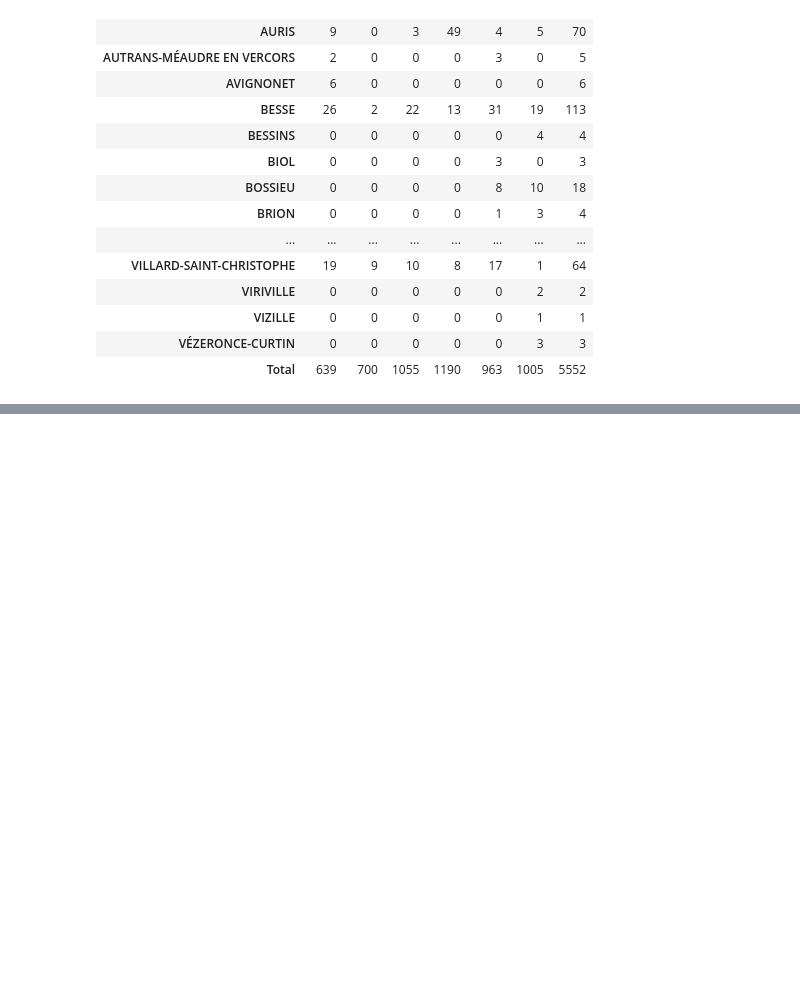
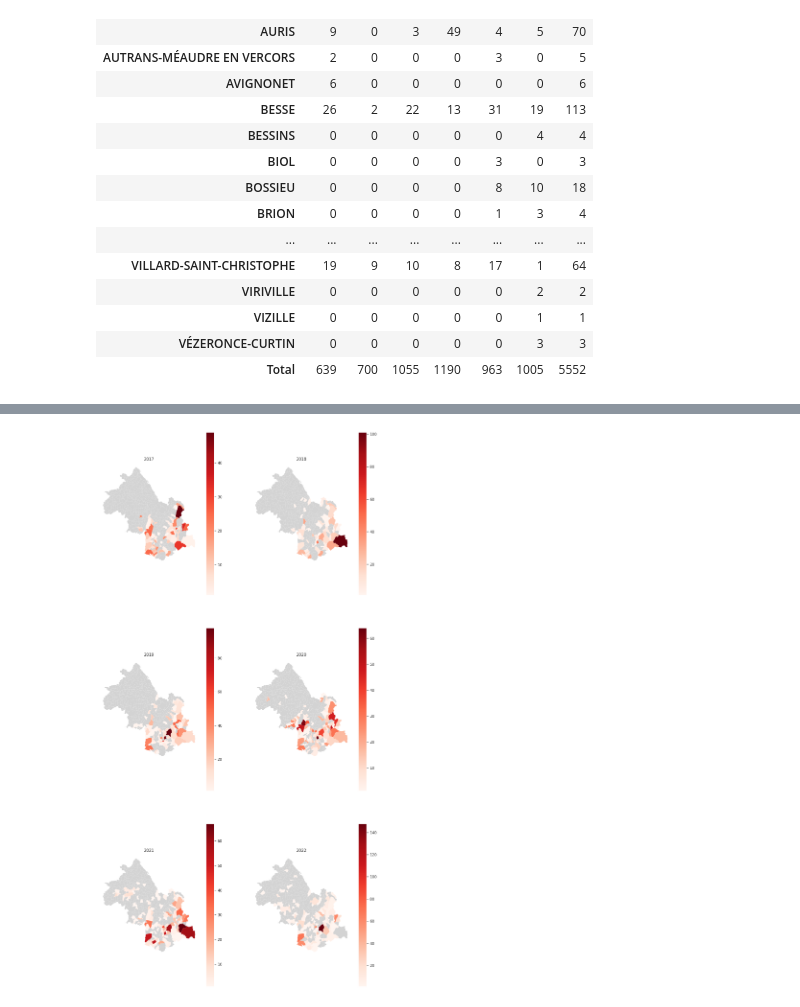
Before and after one commit to dthonon/pna_loup_suivi, a Jupyter notebook: notebook/Analyse-38.ipynb, the cells around one changed output, grey strips where cells are left out. Saved outputs shown, nothing was run; the diff lists cells and outputs as text; code cells hidden in the pictures; blank space fills up the shorter version.

```diff
--- a/notebook/Analyse-38.ipynb
+++ b/notebook/Analyse-38.ipynb
@@ -226,0 +224,5 @@ communes_38[["geometry"]].plot();
+# %%
+communes_38 = communes.query("INSEE_DEP == '38'")[["NOM", "geometry"]]
+communes_38["Commune"] = communes_38["NOM"].str.upper()
+communes_38 = communes_38.drop(columns="NOM").set_index("Commune")
+communes_38
@@ -226,0 +271,70 @@ communes_38[["geometry"]].plot();
+# %%
+fig, axs = plt.subplots(3, 2, figsize=(15,30 ));
+axs[0, 0].set_axis_off()
+axs[0, 0].set_title("2017")
+par_commune_l_2017.plot(
+    ax=axs[0, 0],
+    column="Victimes constatées",
+    linewidth=0.1,
+    legend=True,
+    #legend_kwds={"label": "Prédations par commune", "orientation": "horizontal"},
+    missing_kwds={"color": "lightgrey"},
+    cmap='Reds',
+);
+axs[0, 1].set_axis_off()
+axs[0, 1].set_title("2018")
+par_commune_l_2018.plot(
+    ax=axs[0, 1],
+    column="Victimes constatées",
+    linewidth=0.1,
+    legend=True,
+    #legend_kwds={"label": "Prédations par commune", "orientation": "horizontal"},
+    missing_kwds={"color": "lightgrey"},
+    cmap='Reds',
+);
+axs[1, 0].set_axis_off()
+axs[1, 0].set_title("2019")
+par_commune_l_2019.plot(
+    ax=axs[1, 0],
+    column="Victimes constatées",
+    linewidth=0.1,
+    legend=True,
+    #legend_kwds={"label": "Prédations par commune", "orientation": "horizontal"},
+    missing_kwds={"color": "lightgrey"},
+    cmap='Reds',
+);
+axs[1, 1].set_axis_off()
+axs[1, 1].set_title("2020")
+par_commune_l_2020.plot(
+    ax=axs[1, 1],
+    column="Victimes constatées",
+    linewidth=0.1,
+    legend=True,
+    #legend_kwds={"label": "Prédations par commune", "orientation": "horizontal"},
+    missing_kwds={"color": "lightgrey"},
+    cmap='Reds',
+);
+axs[2, 0].set_axis_off()
+axs[2, 0].set_title("2021")
+par_commune_l_2021.plot(
+    ax=axs[2, 0],
+    column="Victimes constatées",
+    linewidth=0.1,
+    legend=True,
+    #legend_kwds={"label": "Prédations par commune", "orientation": "horizontal"},
+    missing_kwds={"color": "lightgrey"},
+    cmap='Reds',
+);
+axs[2, 1].set_axis_off()
+axs[2, 1].set_title("2022")
+par_commune_l_2022.plot(
+    ax=axs[2, 1],
+    column="Victimes constatées",
+    linewidth=0.1,
+    legend=True,
+    #legend_kwds={"label": "Prédations par commune", "orientation": "horizontal"},
+    missing_kwds={"color": "lightgrey"},
+    cmap='Reds',
+);
+# %% [output]
+[figure, added]
```
Also changed, not shown: parts of 5 cells of this notebook, 2 other files.
